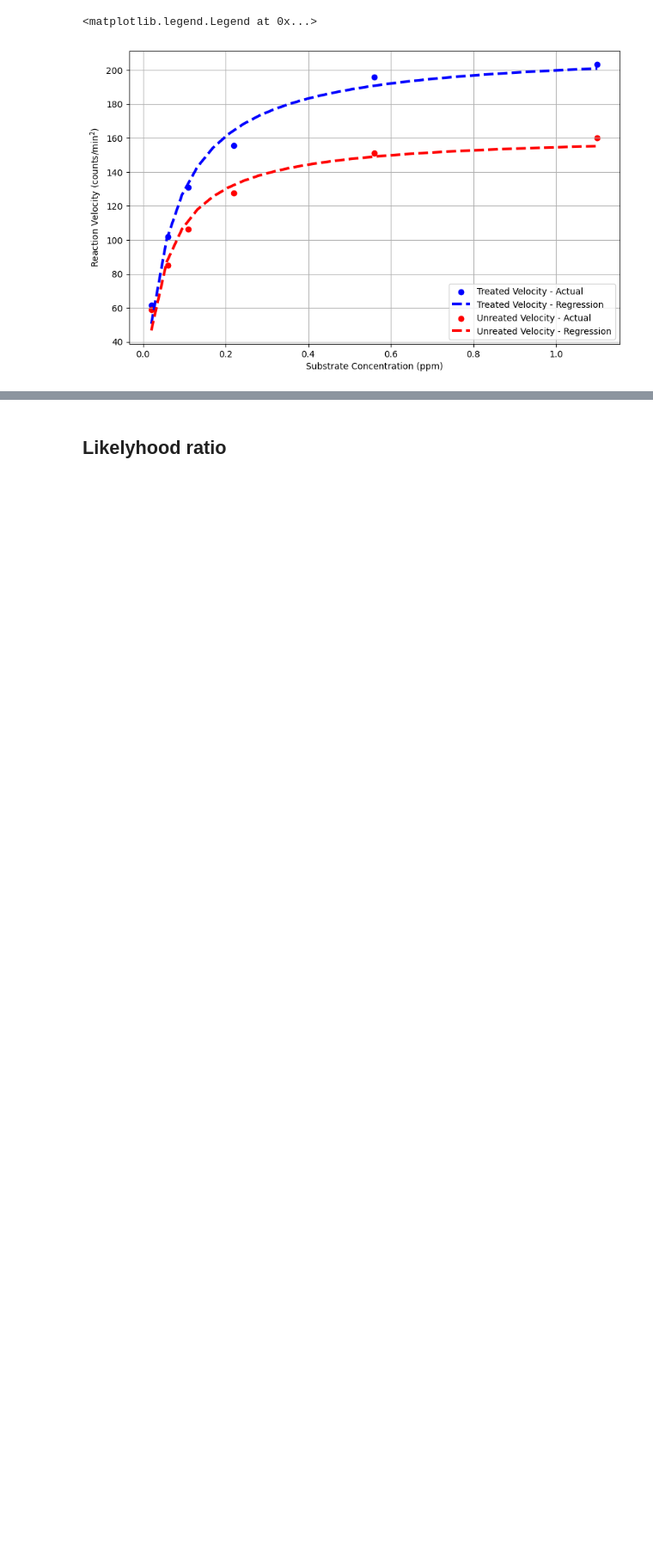
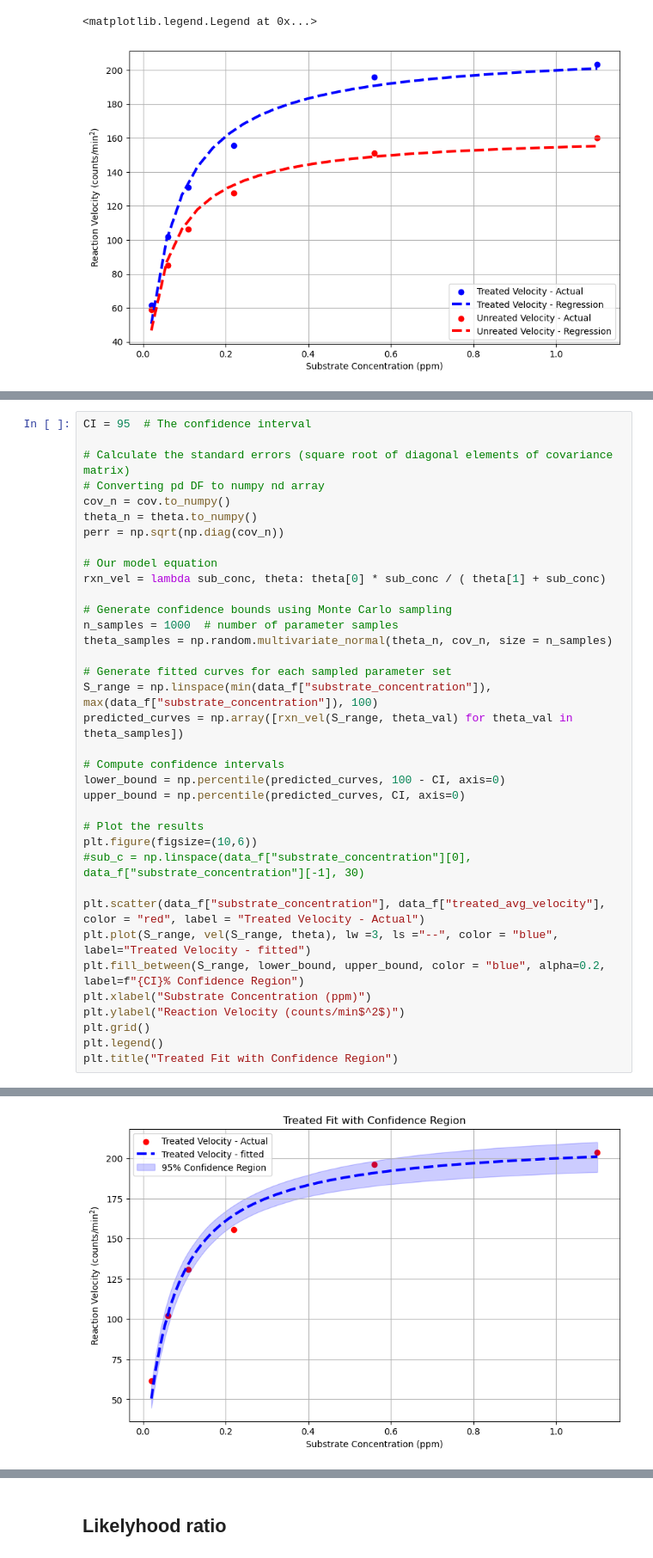
Before and after one commit to smondal13/DOE-Examples, a Jupyter notebook: Examples/Michaelis_Menten_Puromycin_Example.ipynb, the cells around one changed output, grey strips where cells are left out. Shown: that part at 86% size. Cells and saved outputs as stored; diff of their text form; blank space fills up the shorter version.

Commit message:
Added cofidence ellipsoid and confidence region

```diff
--- a/Examples/Michaelis_Menten_Puromycin_Example.ipynb
+++ b/Examples/Michaelis_Menten_Puromycin_Example.ipynb
@@ -241,0 +247,37 @@ plt.legend()
+# %%
+CI = 95  # The confidence interval
+
+# Calculate the standard errors (square root of diagonal elements of covariance matrix)
+# Converting pd DF to numpy nd array
+cov_n = cov.to_numpy()
+theta_n = theta.to_numpy()
+perr = np.sqrt(np.diag(cov_n))
+
+# Our model equation
+rxn_vel = lambda sub_conc, theta: theta[0] * sub_conc / ( theta[1] + sub_conc)
+
+# Generate confidence bounds using Monte Carlo sampling
+n_samples = 1000  # number of parameter samples
+theta_samples = np.random.multivariate_normal(theta_n, cov_n, size = n_samples)
+
+# Generate fitted curves for each sampled parameter set
+S_range = np.linspace(min(data_f["substrate_concentration"]), max(data_f["substrate_concentration"]), 100)
+predicted_curves = np.array([rxn_vel(S_range, theta_val) for theta_val in theta_samples])
+
+# Compute confidence intervals
+lower_bound = np.percentile(predicted_curves, 100 - CI, axis=0)
+upper_bound = np.percentile(predicted_curves, CI, axis=0)
+
+# Plot the results
+plt.figure(figsize=(10,6))
+#sub_c = np.linspace(data_f["substrate_concentration"][0], data_f["substrate_concentration"][-1], 30)
+
+plt.scatter(data_f["substrate_concentration"], data_f["treated_avg_velocity"], color = "red", label = "Treated Velocity - Actual")
+plt.plot(S_range, vel(S_range, theta), lw =3, ls ="--", color = "blue", label="Treated Velocity - fitted")
+plt.fill_between(S_range, lower_bound, upper_bound, color = "blue", alpha=0.2, label=f"{CI}% Confidence Region")
+plt.xlabel("Substrate Concentration (ppm)")
+plt.ylabel("Reaction Velocity (counts/min$^2$)")
+plt.grid()
+plt.legend()
+plt.title("Treated Fit with Confidence Region")
+# %% [output]
@@ -241,0 +285 @@ plt.legend()
+[figure, added]
```
Also changed, not shown: parts of 14 cells of this notebook.
